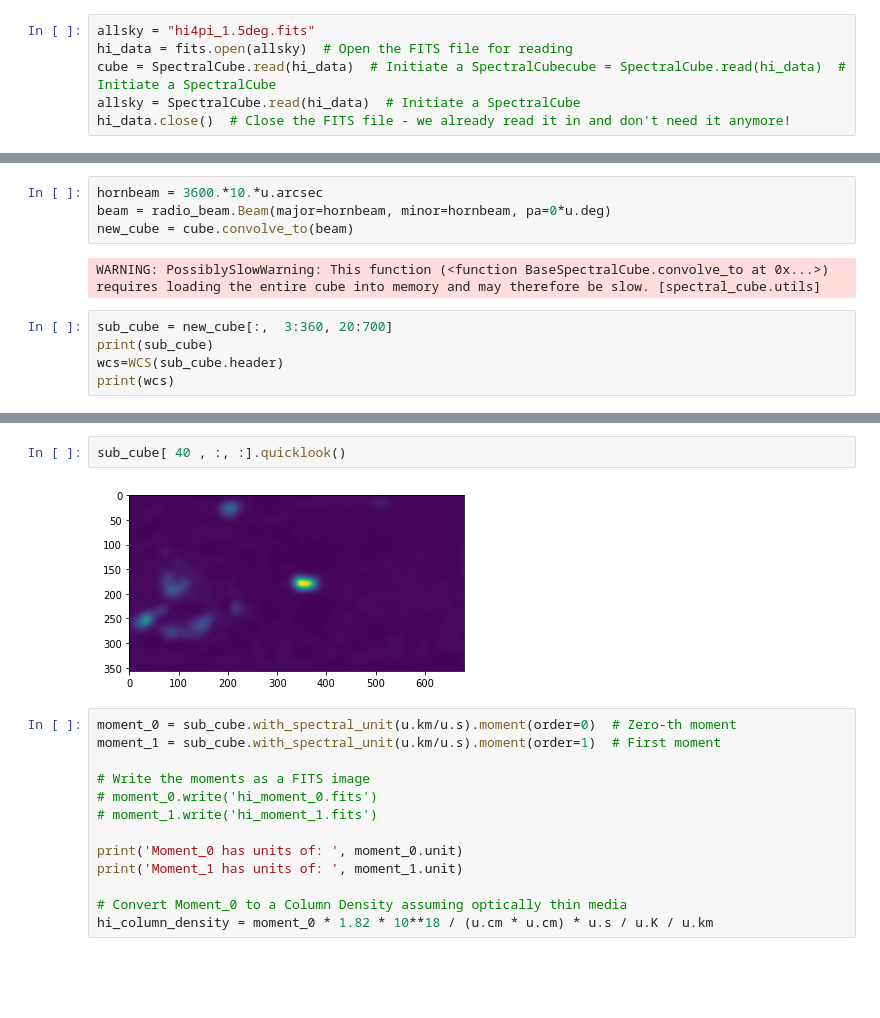
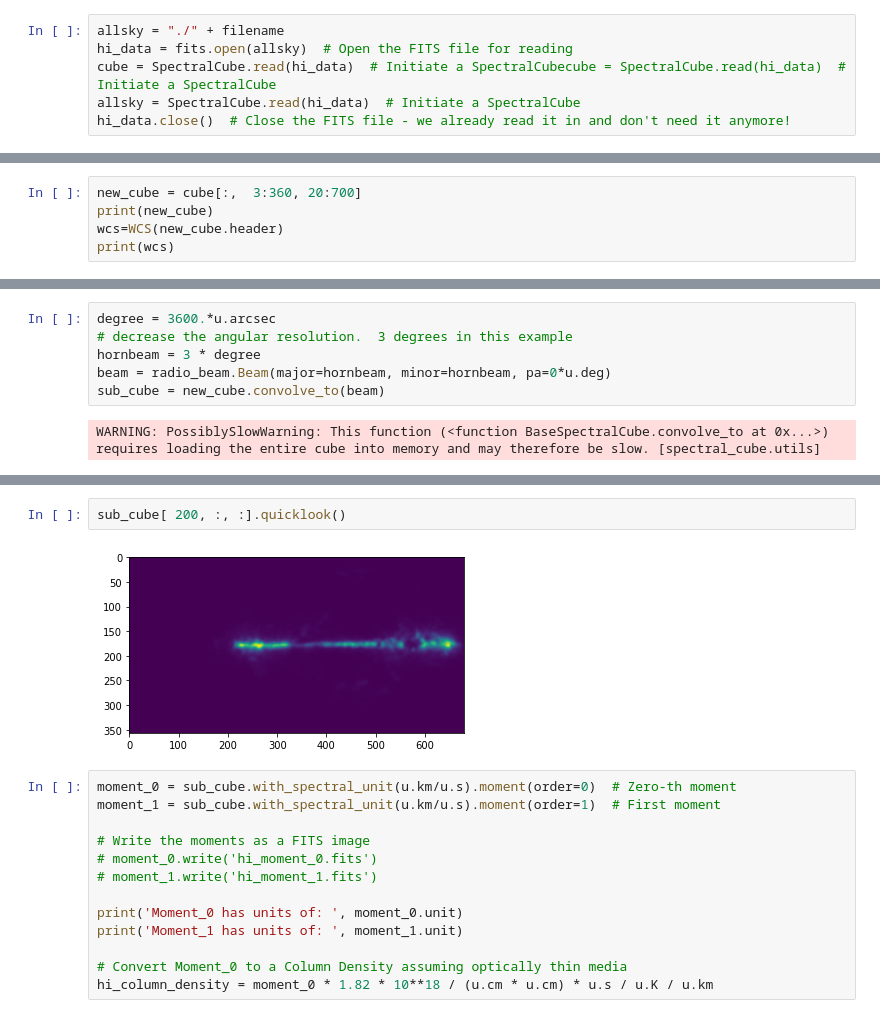
Before and after one commit to glangsto/hi4pi, a Jupyter notebook: HI4PI-Smooth.ipynb, the cells around one changed output, grey strips where cells are left out. Saved outputs shown, nothing was run; the diff lists cells and outputs as text; blank space fills up the shorter version.

```diff
--- a/HI4PI-Smooth.ipynb
+++ b/HI4PI-Smooth.ipynb
@@ -46,5 +37,5 @@ Only Download the data once
 # %%
-allsky = "hi4pi_1.5deg.fits"
+allsky = "./" + filename
 hi_data = fits.open(allsky)  # Open the FITS file for reading
 cube = SpectralCube.read(hi_data)  # Initiate a SpectralCubecube = SpectralCube.read(hi_data)  # Initiate a SpectralCube
 allsky = SpectralCube.read(hi_data)  # Initiate a SpectralCube
@@ -69,3 +60,8 @@ cube[:, 181, 110].quicklook()  # Extract a single spectrum through the data cube
 # %%
 _, b, _ = cube.world[0, :, 0]  #extract latitude world coordinates from cube
 _, _, l = cube.world[0, 0, :]  #extract longitude world coordinates from cube
+# %%
+new_cube = cube[:,  3:360, 20:700]
+print(new_cube)
+wcs=WCS(new_cube.header)
+print(wcs)
@@ -72,11 +84,8 @@ _, _, l = cube.world[0, 0, :]  #extract longitude world coordinates from cube
 # %%
-hornbeam = 3600.*10.*u.arcsec
+degree = 3600.*u.arcsec
+# decrease the angular resolution.  3 degrees in this example
+hornbeam = 3 * degree
 beam = radio_beam.Beam(major=hornbeam, minor=hornbeam, pa=0*u.deg)
-new_cube = cube.convolve_to(beam)
+sub_cube = new_cube.convolve_to(beam)
 # %% [output]
 WARNING: PossiblySlowWarning: This function (<function BaseSpectralCube.convolve_to at 0x...>) requires loading the entire cube into memory and may therefore be slow. [spectral_cube.utils]
-# %%
-sub_cube = new_cube[:,  3:360, 20:700]
-print(sub_cube)
-wcs=WCS(sub_cube.header)
-print(wcs)
@@ -99,7 +92,7 @@ NAXIS : 680  357  343
 # %%
-sub_cube[ 40 , :, :].quicklook()
+sub_cube[ 200, :, :].quicklook()
 # %% [output]
-[figure, old version]
+[figure, new version]
 # %%
 moment_0 = sub_cube.with_spectral_unit(u.km/u.s).moment(order=0)  # Zero-th moment
 moment_1 = sub_cube.with_spectral_unit(u.km/u.s).moment(order=1)  # First moment
```
Also changed, not shown: parts of 18 cells of this notebook, 4 other files.
